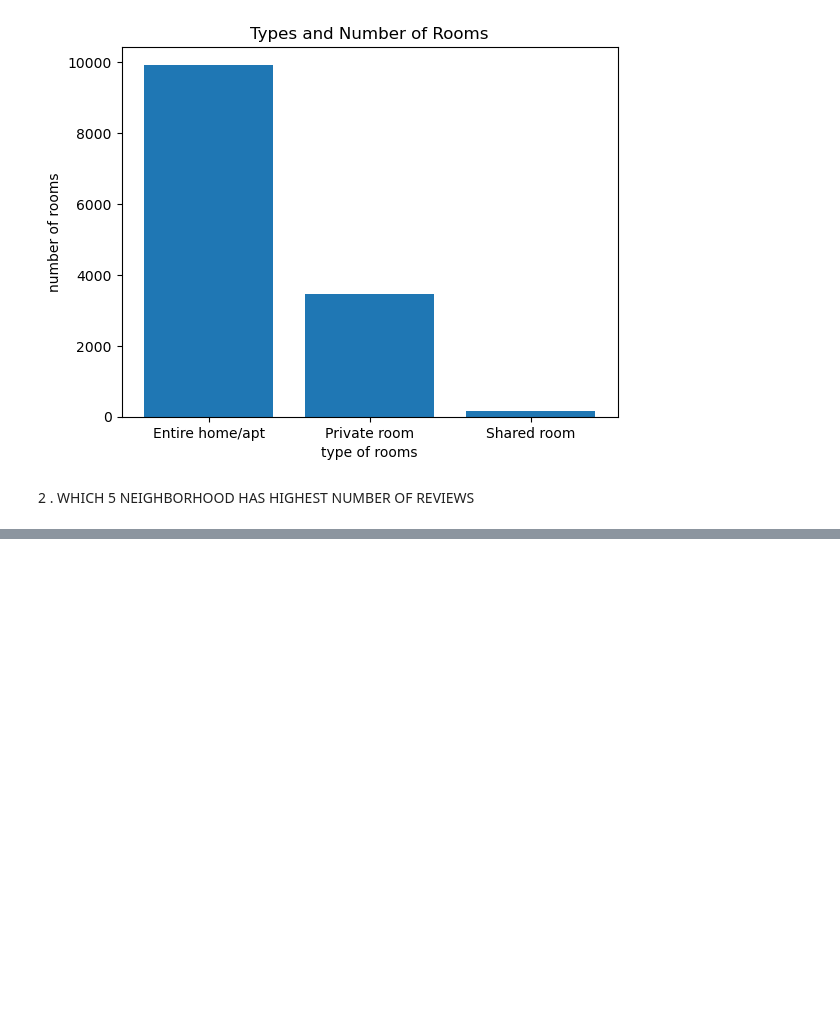
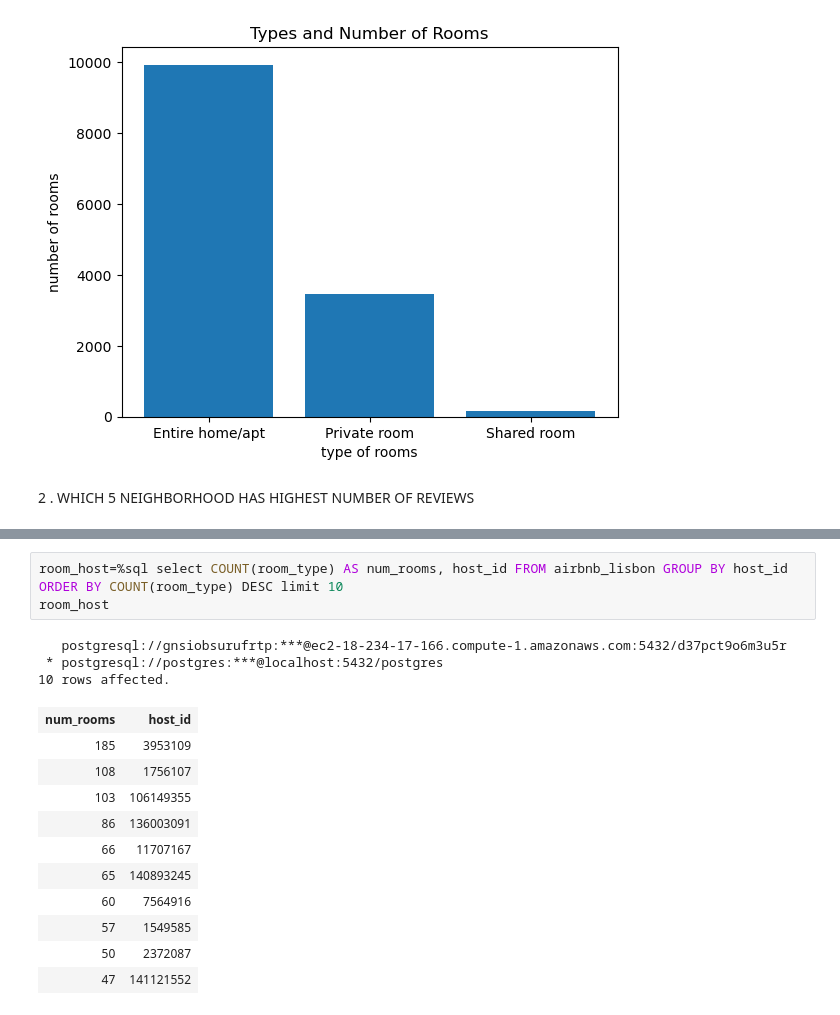
Before and after one commit to The-DigitalAcademy/No_Name-Data-Visualization-and-Analysis---Airbnb_lisbon-, a Jupyter notebook: dataset_airBnB.ipynb, the cells around one changed output, grey strips where cells are left out. Saved outputs shown, nothing was run; the diff lists cells and outputs as text; blank space fills up the shorter version.

```diff
--- a/dataset_airBnB.ipynb
+++ b/dataset_airBnB.ipynb
@@ -164,2 +164,20 @@ plt.show()
 5 rows affected.
 [figure]
+# %%
+room_host=%sql select COUNT(room_type) AS num_rooms, host_id FROM airbnb_lisbon GROUP BY host_id ORDER BY COUNT(room_type) DESC limit 10
+room_host
+# %% [output]
+   postgresql://gnsiobsurufrtp:***@ec2-18-234-17-166.compute-1.amazonaws.com:5432/d37pct9o6m3u5r
+ * postgresql://postgres:***@localhost:5432/postgres
+10 rows affected.
+| num_rooms | host_id |
+| 185 | 3953109 |
+| 108 | 1756107 |
+| 103 | 106149355 |
+| 86 | 136003091 |
+| 66 | 11707167 |
+| 65 | 140893245 |
+| 60 | 7564916 |
+| 57 | 1549585 |
+| 50 | 2372087 |
+| 47 | 141121552 |
```
Also changed, not shown: parts of 14 cells of this notebook.
